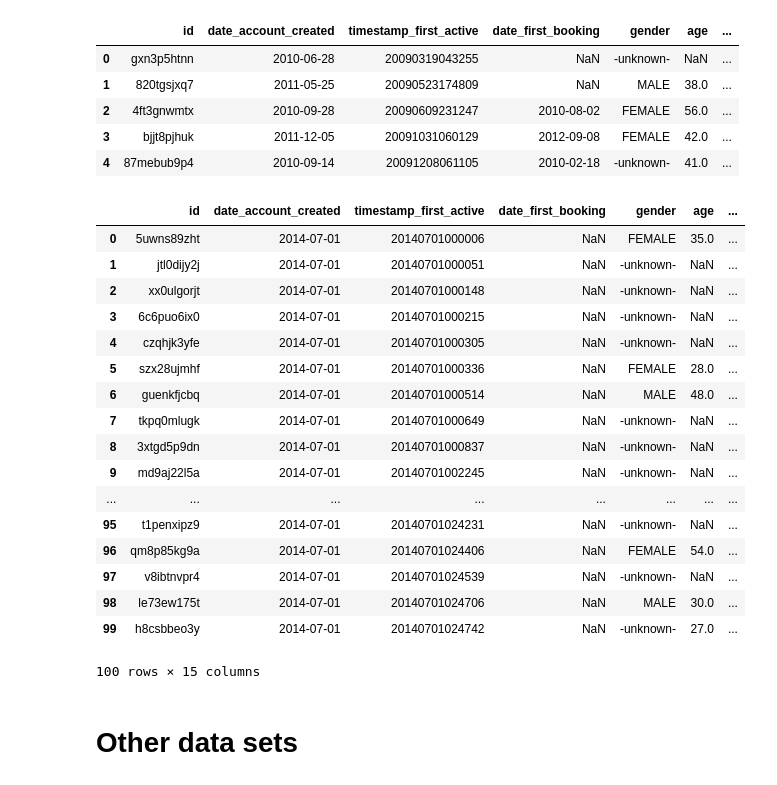
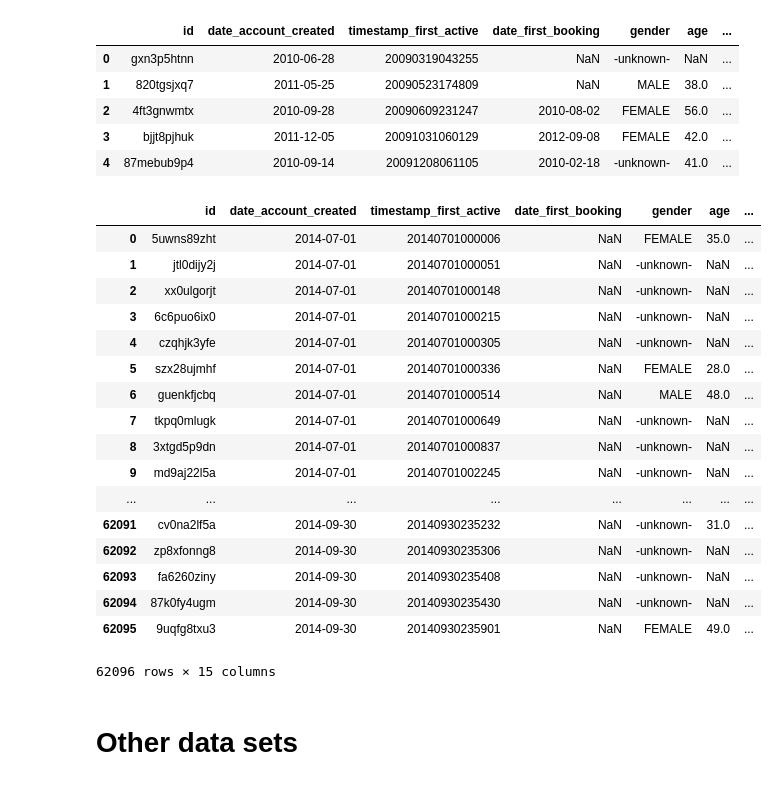
Before and after one commit to shinz4u/Machine_Learning_Projects, a Jupyter notebook: airbnb/airbnb.ipynb, the cells around one changed output. Saved outputs shown, nothing was run; the diff lists cells and outputs as text; code cells hidden in the pictures.

```diff
--- a/airbnb/airbnb.ipynb
+++ b/airbnb/airbnb.ipynb
@@ -36,26 +36,26 @@ train_data.head()
 | 3 | bjjt8pjhuk | 2011-12-05 | 20091031060129 | 2012-09-08 | FEMALE | 42.0 | ... |
 | 4 | 87mebub9p4 | 2010-09-14 | 20091208061105 | 2010-02-18 | -unknown- | 41.0 | ... |
 # %%
-test_data.head(100)
+test_data
 # %% [output]
 |  | id | date_account_created | timestamp_first_active | date_first_booking | gender | age | ... |
 | 0 | 5uwns89zht | 2014-07-01 | 20140701000006 | NaN | FEMALE | 35.0 | ... |
 | 1 | jtl0dijy2j | 2014-07-01 | 20140701000051 | NaN | -unknown- | NaN | ... |
 | 2 | xx0ulgorjt | 2014-07-01 | 20140701000148 | NaN | -unknown- | NaN | ... |
 | 3 | 6c6puo6ix0 | 2014-07-01 | 20140701000215 | NaN | -unknown- | NaN | ... |
 | 4 | czqhjk3yfe | 2014-07-01 | 20140701000305 | NaN | -unknown- | NaN | ... |
 | 5 | szx28ujmhf | 2014-07-01 | 20140701000336 | NaN | FEMALE | 28.0 | ... |
 | 6 | guenkfjcbq | 2014-07-01 | 20140701000514 | NaN | MALE | 48.0 | ... |
 | 7 | tkpq0mlugk | 2014-07-01 | 20140701000649 | NaN | -unknown- | NaN | ... |
 | 8 | 3xtgd5p9dn | 2014-07-01 | 20140701000837 | NaN | -unknown- | NaN | ... |
 | 9 | md9aj22l5a | 2014-07-01 | 20140701002245 | NaN | -unknown- | NaN | ... |
 | ... | ... | ... | ... | ... | ... | ... | ... |
-| 95 | t1penxipz9 | 2014-07-01 | 20140701024231 | NaN | -unknown- | NaN | ... |
-| 96 | qm8p85kg9a | 2014-07-01 | 20140701024406 | NaN | FEMALE | 54.0 | ... |
-| 97 | v8ibtnvpr4 | 2014-07-01 | 20140701024539 | NaN | -unknown- | NaN | ... |
-| 98 | le73ew175t | 2014-07-01 | 20140701024706 | NaN | MALE | 30.0 | ... |
-| 99 | h8csbbeo3y | 2014-07-01 | 20140701024742 | NaN | -unknown- | 27.0 | ... |
+| 62091 | cv0na2lf5a | 2014-09-30 | 20140930235232 | NaN | -unknown- | 31.0 | ... |
+| 62092 | zp8xfonng8 | 2014-09-30 | 20140930235306 | NaN | -unknown- | NaN | ... |
+| 62093 | fa6260ziny | 2014-09-30 | 20140930235408 | NaN | -unknown- | NaN | ... |
+| 62094 | 87k0fy4ugm | 2014-09-30 | 20140930235430 | NaN | -unknown- | NaN | ... |
+| 62095 | 9uqfg8txu3 | 2014-09-30 | 20140930235901 | NaN | FEMALE | 49.0 | ... |
-100 rows × 15 columns
+62096 rows × 15 columns
 # %% [markdown]
 # Other data sets
 # %%
```
Also changed, not shown: parts of 85 cells of this notebook, 1 other file.
